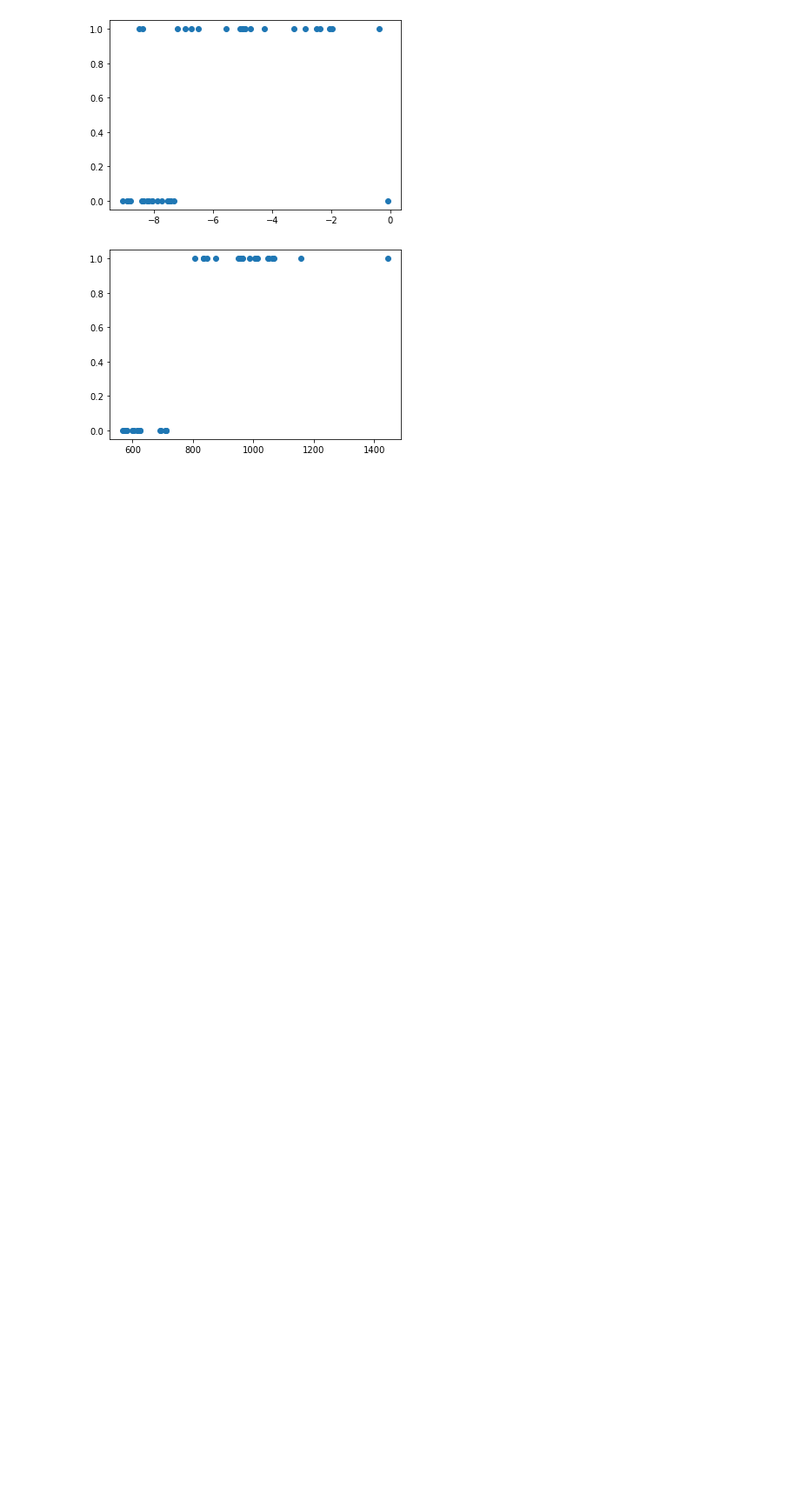
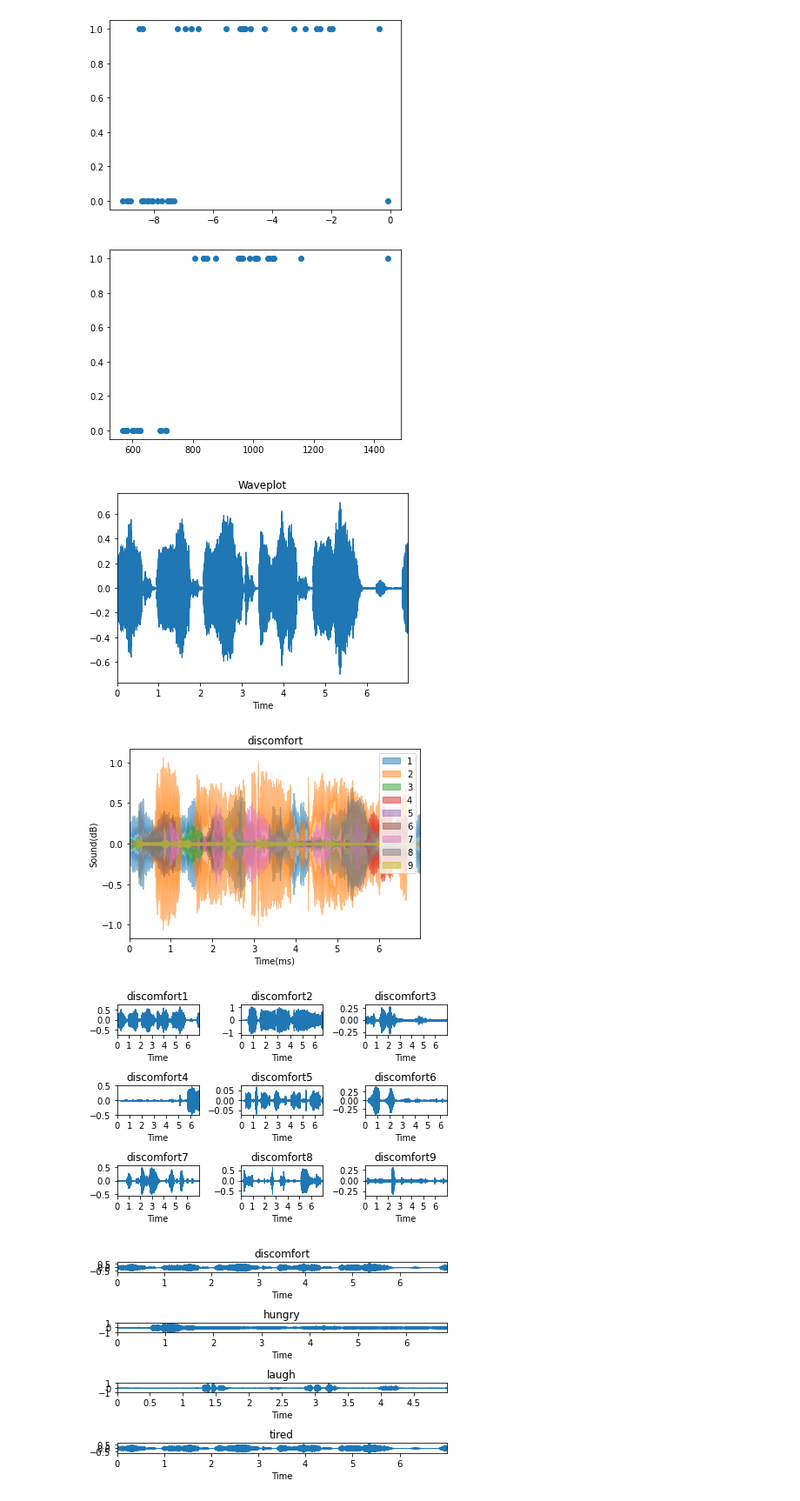
Before and after one commit to tjwodud04/Books-and-other-stuffs, a Jupyter notebook: 책, 튜토리얼(Following books, tutorials)/Books/수학과 함께하는 AI 기초/3단원/3-4/3-4-04 ~ 3-4-18_plots.ipynb, the cells around one changed output. Shown at 87% size. Drawn from its saved outputs; the diff is of its cells as text; code cells hidden in the pictures; blank space fills up the shorter version.

```diff
--- a/책, 튜토리얼(Following books, tutorials)/Books/수학과 함께하는 AI 기초/3단원/3-4/3-4-04 ~ 3-4-18_plots.ipynb
+++ b/책, 튜토리얼(Following books, tutorials)/Books/수학과 함께하는 AI 기초/3단원/3-4/3-4-04 ~ 3-4-18_plots.ipynb
@@ -178,3 +178,76 @@ plt.scatter(X, y)
 plt.show()
 # %% [output]
 [figure]
+# %%
+#waveplot
+audio = './discomfort/discomfort_1.wav'
+y, sr = librosa.load(audio)
+
+librosa.display.waveplot(y, sr=sr)
+plt.title('Waveplot')
+plt.show()
+
+#하나의 plot 생성_waveplot_discomfort
+folder = ['discomfort', 'hungry', 'laugh', 'tired']
+set_label=[]
+
+for i in range(1,10):
+    a = folder[0]+'/'+folder[0]+'_'+str(i)+'.wav'
+    y, sr = librosa.load(a)
+    librosa.display.waveplot(y, sr=sr, alpha=0.5)
+    set_label.append(i)
+
+plt.legend(set_label)
+plt.title(folder[0])
+plt.xlabel("Time(ms)")
+plt.ylabel("Sound(dB)")
+plt.show()
+
+#하나의 그래프에 여러 개의 소리 데이터 표현-discomfort-화면분할
+for i in range(1,10):
+    plt.subplot(3,3,i)
+    a = folder[0]+'/'+folder[0]+'_'+str(i)+'.wav'
+    y, sr = librosa.load(a)
+    librosa.display.waveplot(y, sr=sr)
+    plt.title(folder[0]+str(i))
+
+plt.tight_layout()
+plt.show()
+
+#여러개의 subplot 생성-4가지 상황
+for i in range(0,4):
+    plt.subplot(4,1,i+1)
+    a = folder[i]+'/'+folder[i]+'_1.wav'
+    y, sr = librosa.load(a)
+    librosa.display.waveplot(y, sr=sr)
+    plt.title(folder[i])
+
+plt.tight_layout()
+plt.show()
+
+#여러개의 subplot 생성-4가지 상황, 동일 시간
+for i in range(0,4):
+    plt.subplot(4,1,i+1)
+    a = folder[i]+'/'+folder[i]+'_1.wav'
+    y, sr = librosa.load(a)
+    librosa.display.waveplot(y[:100000], sr=sr)
+    plt.title(folder[i])
+
+plt.tight_layout()
+plt.show()
+
+#여러개의 subplot 생성-4가지 상황, 동일 시간, 다른 색
+for i in range(0,4):
+    plt.subplot(4,1,i+1)
+    a = folder[i]+'/'+folder[i]+'_7.wav'
+    y, sr = librosa.load(a)
+    librosa.display.waveplot(y[:100000], sr=sr, color=plt.cm.Spectral(i*55))
+    plt.title(folder[i])
+
+plt.tight_layout()
+plt.show()
+# %% [output]
+[figure, added]
+[figure, added]
+[figure, added]
+[figure, added]
```
Also changed, not shown: parts of 1 cell of this notebook, 6 other files.
